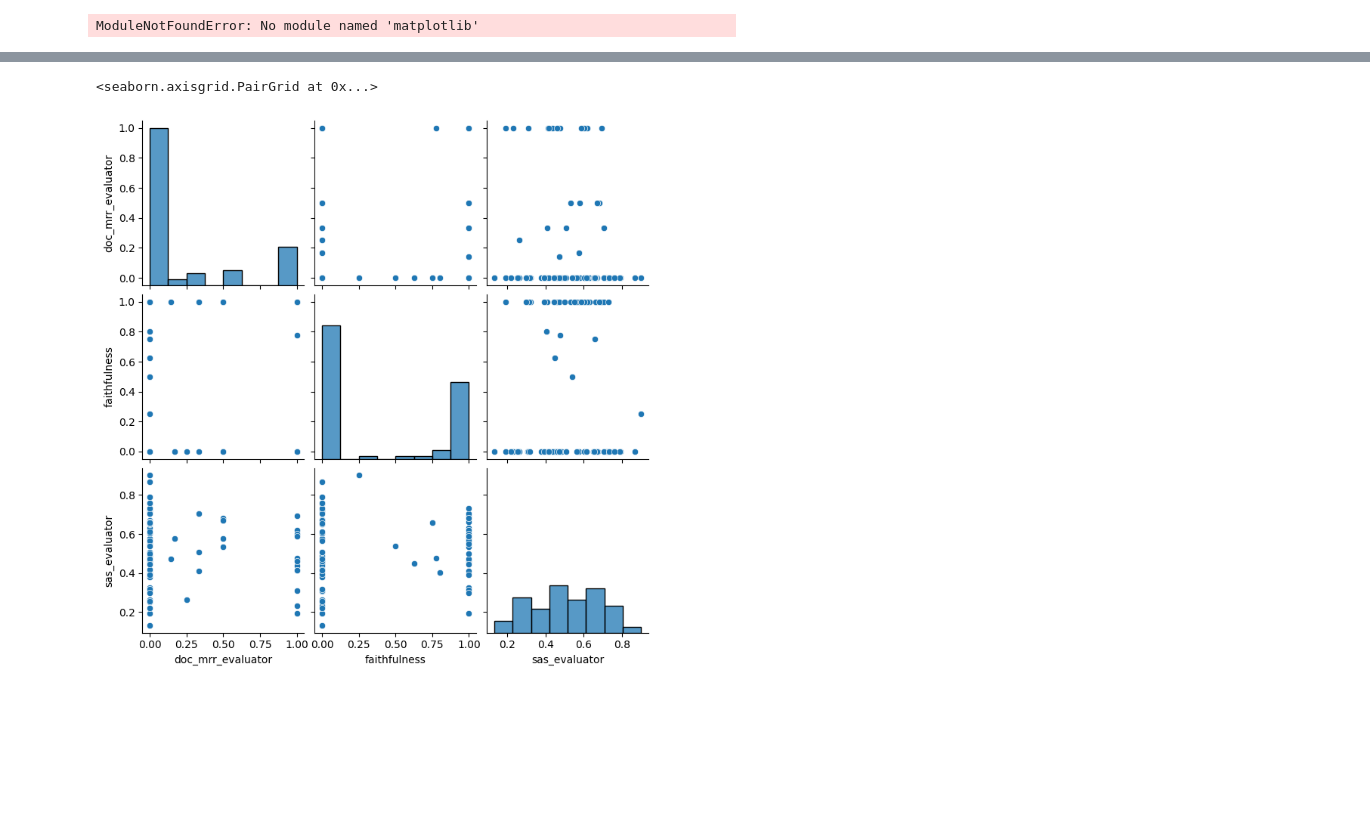
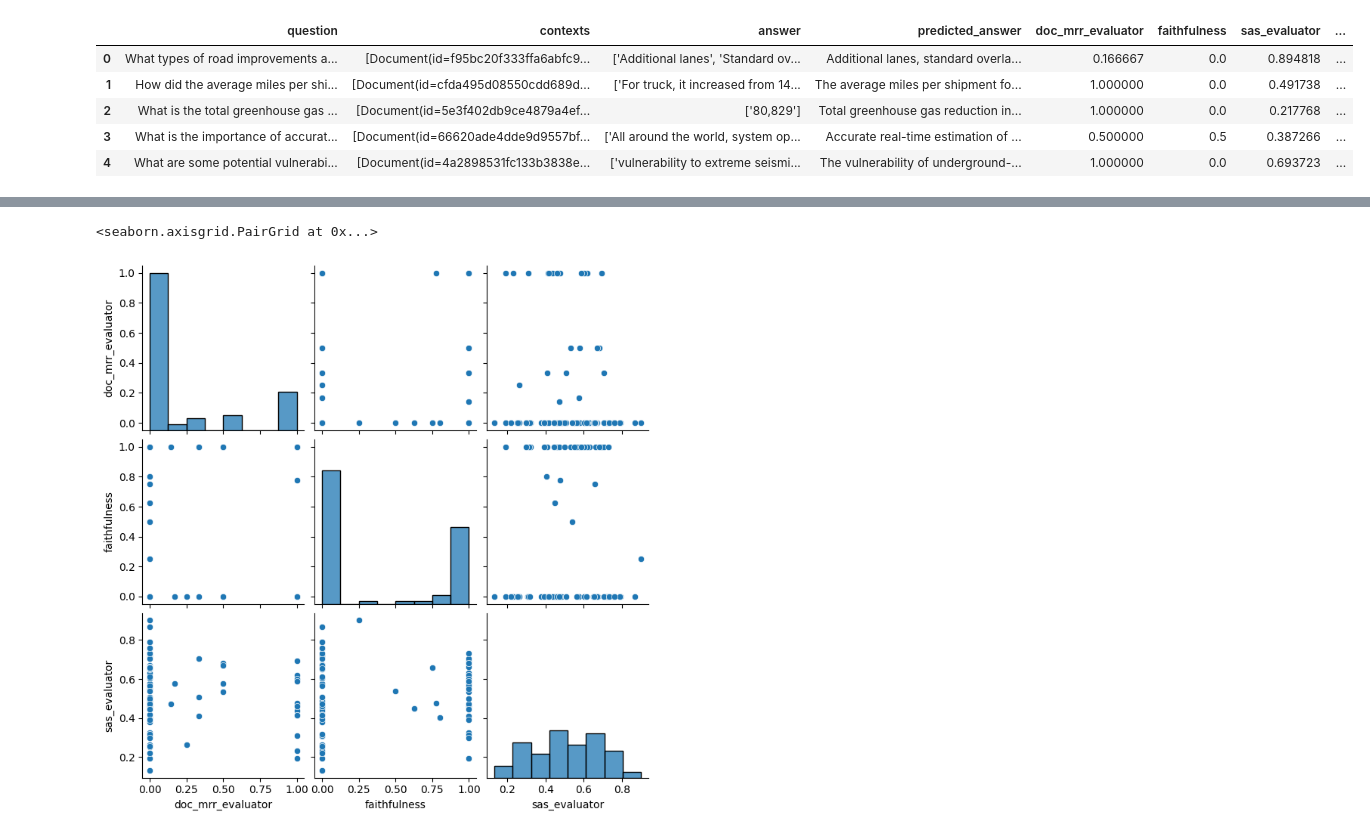
Before and after one commit to mategyerek/Capstone-RAG-project, a Jupyter notebook: Data Analysis Notebook.ipynb, the cells around one changed output, grey strips where cells are left out. Saved outputs shown, nothing was run; the diff lists cells and outputs as text; code cells hidden in the pictures; blank space fills up the shorter version.

```diff
--- a/Data Analysis Notebook.ipynb
+++ b/Data Analysis Notebook.ipynb
@@ -1,6 +1,15 @@
-# %%
-import pandas as pd
-import matplotlib.pyplot as plt
-df = pd.read_csv(filepath_or_buffer= './data/results.csv')
-# %% [output]
-ModuleNotFoundError: No module named 'matplotlib'
+# %%
+import pandas as pd
+import matplotlib.pyplot as plt
+df_cosine = pd.read_csv(filepath_or_buffer= './data/results_cosine.csv')
+df_cosine["precision"] = df_cosine["precision"].str.extract(r'tensor\((.+)\)')[0].astype(float)
+df_cosine["recall"] = df_cosine["recall"].str.extract(r'tensor\((.+)\)')[0].astype(float)
+df_cosine["f1"] = df_cosine["f1"].str.extract(r'tensor\((.+)\)')[0].astype(float)
+df_cosine.head()
+# %% [output]
+|  | question | contexts | answer | predicted_answer | doc_mrr_evaluator | faithfulness | sas_evaluator | ... |
+| 0 | What types of road improvements a... | [Document(id=f95bc20f333ffa6abfc9... | ['Additional lanes', 'Standard ov... | Additional lanes, standard overla... | 0.166667 | 0.0 | 0.894818 | ... |
+| 1 | How did the average miles per shi... | [Document(id=cfda495d08550cdd689d... | ['For truck, it increased from 14... | The average miles per shipment fo... | 1.000000 | 0.0 | 0.491738 | ... |
+| 2 | What is the total greenhouse gas ... | [Document(id=5e3f402db9ce4879a4ef... | ['80,829'] | Total greenhouse gas reduction in... | 1.000000 | 0.0 | 0.217768 | ... |
+| 3 | What is the importance of accurat... | [Document(id=66620ade4dde9d9557bf... | ['All around the world, system op... | Accurate real-time estimation of ... | 0.500000 | 0.5 | 0.387266 | ... |
+| 4 | What are some potential vulnerabi... | [Document(id=4a2898531fc133b3838e... | ['vulnerability to extreme seismi... | The vulnerability of underground-... | 1.000000 | 0.0 | 0.693723 | ... |
```
Also changed, not shown: parts of 4 cells of this notebook.
